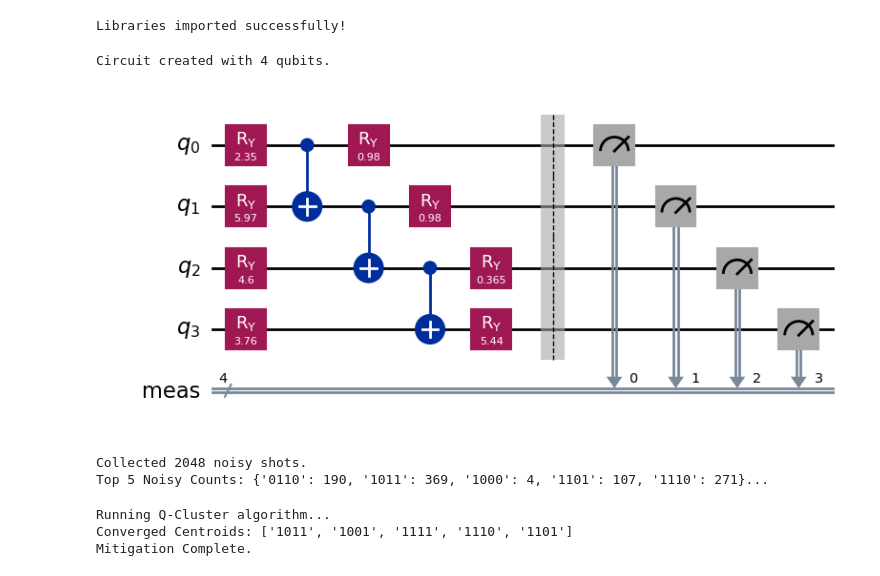
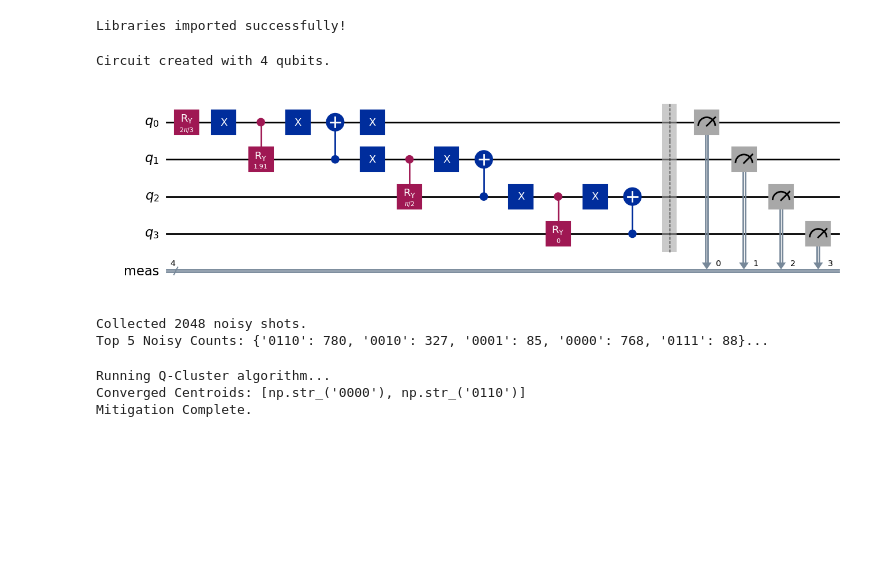
Before and after one commit to Jongseok103/Q-Cluster-Mitigation, a Jupyter notebook: demo.ipynb, the cells around one changed output. Cells and saved outputs as stored; diff of their text form; code cells hidden in the pictures; blank space fills up the shorter version.

```diff
--- a/demo.ipynb
+++ b/demo.ipynb
@@ -18,24 +23,19 @@ Libraries imported successfully!
 # %%
 # 1. 하이퍼파라미터 설정
 n_qubits = 4
 n_shots = 2048
 np.random.seed(42)
 
-# 2. Ansatz 회로 생성 (RealAmplitudes)
-ansatz = RealAmplitudes(num_qubits=n_qubits, reps=1, entanglement='linear')
-ansatz.measure_all()
-
-# 3. 파라미터 바인딩 (Random but fixed)
-fixed_params = np.random.rand(ansatz.num_parameters) * 2 * np.pi
-qc = ansatz.assign_parameters(fixed_params)
+# 2. 회로 생성 (Sparse Block Ansatz)
+qc = get_circuit('w_state', n_qubits=n_qubits)
 
 # 4. Transpile
 qc_transpiled = transpile(qc, optimization_level=0)
 print(f"Circuit created with {n_qubits} qubits.")
 qc.draw('mpl')
 # %% [output]
 Circuit created with 4 qubits.
-[figure, old version]
+[figure, new version]
 # %%
 # [Ideal Simulation] 노이즈 없는 이상적인 결과
 sampler_ideal = SamplerV2()
@@ -43,7 +43,7 @@ job_ideal = sampler_ideal.run([qc_transpiled], shots=n_shots)
 counts_ideal = job_ideal.result()[0].data.meas.get_counts()
 
 # [Noisy Simulation] Readout Error가 심한 환경 조성
-noise_model = build_custom_noise_model(p_depol=0.01, p_readout=0.10) # p_readout=0.10 (10% 확률로 비트 반전)
+noise_model = build_custom_noise_model(p_depol=0.05, p_readout=0.5) # p_readout=0.10 (10% 확률로 비트 반전)
 
 sampler_noisy = SamplerV2()
 sampler_noisy.options.simulator = {"noise_model": noise_model}
@@ -59,10 +59,10 @@ print(f"Collected {len(bitstrings_noisy)} noisy shots.")
 print(f"Top 5 Noisy Counts: {dict(list(counts_noisy.items())[:5])}...")
 # %% [output]
 Collected 2048 noisy shots.
-Top 5 Noisy Counts: {'0110': 190, '1011': 369, '1000': 4, '1101': 107, '1110': 271}...
+Top 5 Noisy Counts: {'0110': 780, '0010': 327, '0001': 85, '0000': 768, '0111': 88}...
 # %%
 # Q-Cluster 모델 초기화 (Cluster 개수 k는 튜닝 파라미터)
-k_clusters = 5
+k_clusters = 2
 mitigator = QClusterMitigator(k_clusters=k_clusters, max_iters=15)
 
 # 학습 (Fit)
@@ -77,7 +77,7 @@ print(f"Converged Centroids: {centroids}")
 print("Mitigation Complete.")
 # %% [output]
 Running Q-Cluster algorithm...
-Converged Centroids: ['1011', '1001', '1111', '1110', '1101']
+Converged Centroids: [np.str_('0000'), np.str_('0110')]
 Mitigation Complete.
 # %%
 # Histogram 비교 시각화
```
Also changed, not shown: parts of 5 cells of this notebook, 2 other files.
